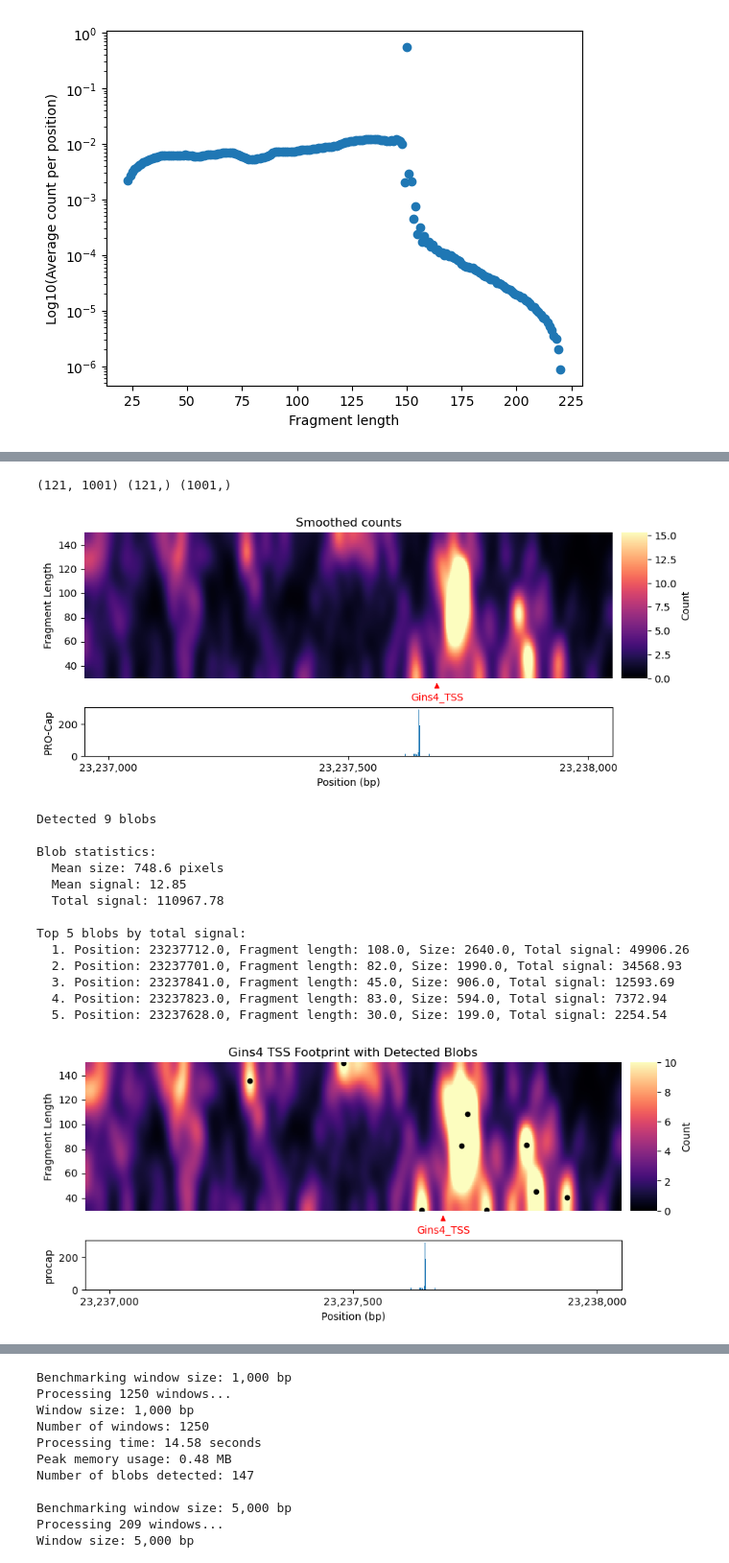
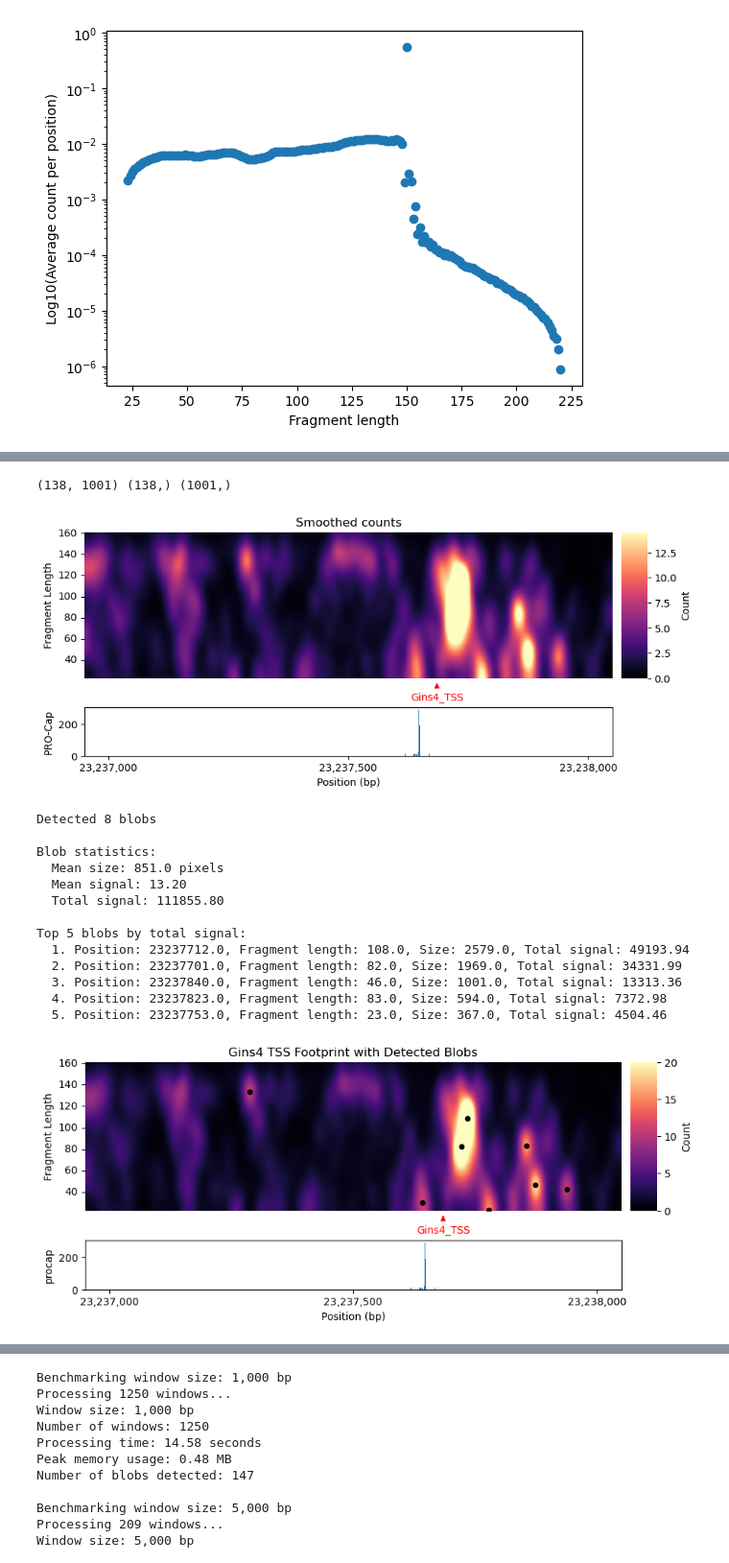
Before and after one commit to aryeelab/foci-3d, a Jupyter notebook: code/footprinting.ipynb, the cells around one changed output, grey strips where cells are left out. Shown at 96% size. Cells and saved outputs as stored; diff of their text form; code cells hidden in the pictures.

```diff
--- a/code/footprinting.ipynb
+++ b/code/footprinting.ipynb
@@ -56,7 +56,7 @@ for k in avg_by_len:
     if k < 150:
         avg_by_len[k] = median
     if k > 150:
-        avg_by_len[k] = 100
+        avg_by_len[k] = avg_by_len[150]
 
 print(median)
 # Plot log10(avg_by_len) - scatter plot
@@ -87,7 +87,7 @@ footprint, raw_total_counts, procap = \
     get_footprint_and_procap(fragment_counts_gz=counts_gz,
                                 procap_bw=procap_bw,
                                 avg_count_per_fragment_length=avg_by_len,
-                                fragment_len_min=30, fragment_len_max=150,
+                                fragment_len_min=23, fragment_len_max=160,
                                 chrom=chrom, window_start=start_bp, window_end=end_bp, footprint_sigma=10)
 
 # Print footprint and procap shape
@@ -95,8 +95,8 @@ print(footprint.shape, raw_total_counts.shape, procap.shape)
 
 plot_count_matrix(footprint, named_positions=markers, tracks = {'PRO-Cap': procap}, title='Smoothed counts', xtick_spacing=500)
 # %% [output]
-(121, 1001) (121,) (1001,)
+(138, 1001) (138,) (1001,)
-[figure, old version]
+[figure, new version]
 # %%
 # Detect blobs in the footprint matrix
 
@@ -117,44 +117,44 @@ print(f"Detected {len(blobs)} blobs")
 if not blobs.empty:
     print("\nBlob statistics:")
     print(f"  Mean size: {blobs['size'].mean():.1f} pixels")
     print(f"  Mean signal: {blobs['mean_signal'].mean():.2f}")
     print(f"  Total signal: {blobs['total_signal'].sum():.2f}")
 
     # Sort blobs by total signal (descending) and print top 5
     top_blobs = blobs.sort_values('total_signal', ascending=False).head(5)
     print("\nTop 5 blobs by total signal:")
     for i, (_, blob) in enumerate(top_blobs.iterrows(), 1):
         print(f"  {i}. Position: {blob['position']}, Fragment length: {blob['fragment_length']}, "
               f"Size: {blob['size']}, Total signal: {blob['total_signal']:.2f}")
 
 # Plot the footprint matrix with detected blobs
 plot_count_matrix(
     footprint,
     named_positions=markers,
     tracks={'procap': procap},
     blobs=blobs,
     blob_marker='o',
     blob_color='black',
     blob_size=20,
     xtick_spacing=500,
     title="Gins4 TSS Footprint with Detected Blobs",
-    vmax=10
+    vmax=20
 )
 # %% [output]
-Detected 9 blobs
+Detected 8 blobs
 
 Blob statistics:
-  Mean size: 748.6 pixels
-  Mean signal: 12.85
-  Total signal: 110967.78
+  Mean size: 851.0 pixels
+  Mean signal: 13.20
+  Total signal: 111855.80
 
 Top 5 blobs by total signal:
-  1. Position: 23237712.0, Fragment length: 108.0, Size: 2640.0, Total signal: 49906.26
-  2. Position: 23237701.0, Fragment length: 82.0, Size: 1990.0, Total signal: 34568.93
-  3. Position: 23237841.0, Fragment length: 45.0, Size: 906.0, Total signal: 12593.69
-  4. Position: 23237823.0, Fragment length: 83.0, Size: 594.0, Total signal: 7372.94
-  5. Position: 23237628.0, Fragment length: 30.0, Size: 199.0, Total signal: 2254.54
+  1. Position: 23237712.0, Fragment length: 108.0, Size: 2579.0, Total signal: 49193.94
+  2. Position: 23237701.0, Fragment length: 82.0, Size: 1969.0, Total signal: 34331.99
+  3. Position: 23237840.0, Fragment length: 46.0, Size: 1001.0, Total signal: 13313.36
+  4. Position: 23237823.0, Fragment length: 83.0, Size: 594.0, Total signal: 7372.98
+  5. Position: 23237753.0, Fragment length: 23.0, Size: 367.0, Total signal: 4504.46
-[figure, old version]
+[figure, new version]
 # %%
 # Loop over a set of windows
 
```
Also changed, not shown: parts of 7 cells of this notebook, 1 other file.
